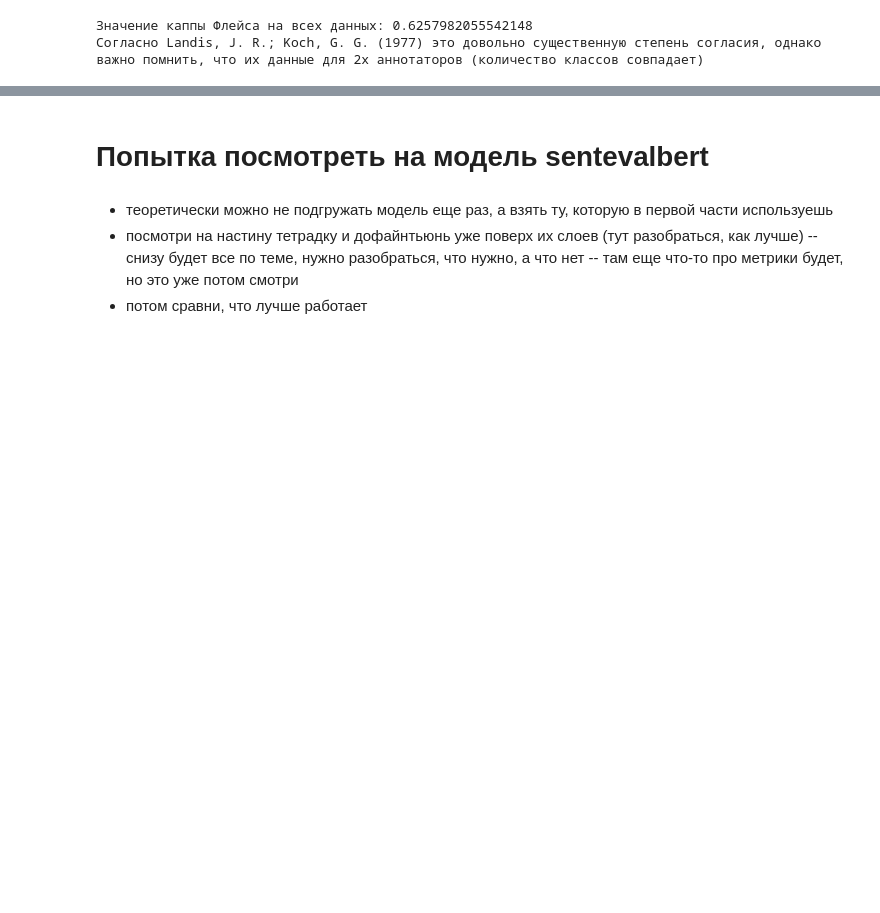
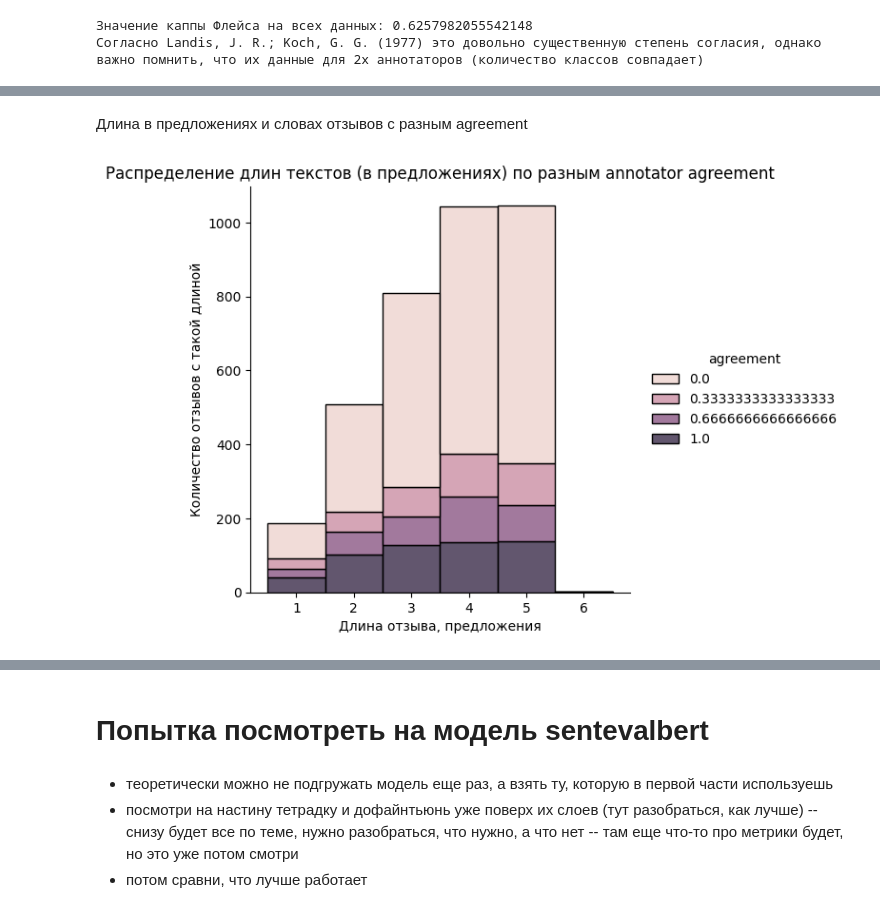
Before and after one commit to MaryObr/coursework, a Jupyter notebook: Coursework.ipynb, the cells around one changed output, grey strips where cells are left out. Saved outputs shown, nothing was run; the diff lists cells and outputs as text; code cells hidden in the pictures; blank space fills up the shorter version.

```diff
--- a/Coursework.ipynb
+++ b/Coursework.ipynb
@@ -655,0 +658,3 @@ print('Согласно Landis, J. R.; Koch, G. G. (1977) это довольн
+# %%
+con = sqlite3.connect('reviews_final.db')
+cur = con.cursor()
@@ -655,0 +707,2 @@ print('Согласно Landis, J. R.; Koch, G. G. (1977) это довольн
+# %% [markdown]
+Длина в предложениях и словах отзывов с разным agreement
@@ -655,0 +716,11 @@ print('Согласно Landis, J. R.; Koch, G. G. (1977) это довольн
+# %%
+gen = pd.read_sql('SELECT * FROM general', con=con)
+# %%
+gen['sent_leng'] = gen['text_n'].apply(lambda x: len(sent_tokenize(x)))
+sns.displot(gen, x='sent_leng', hue='agreement', discrete=True, multiple="stack")
+plt.xlabel("Длина отзыва, предложения")
+plt.ylabel("Количество отзывов с такой длиной")
+plt.title("Распределение длин текстов (в предложениях) по разным annotator agreement")
+plt.show()
+# %% [output]
+[figure, added]
```
Also changed, not shown: parts of 24 cells of this notebook.
